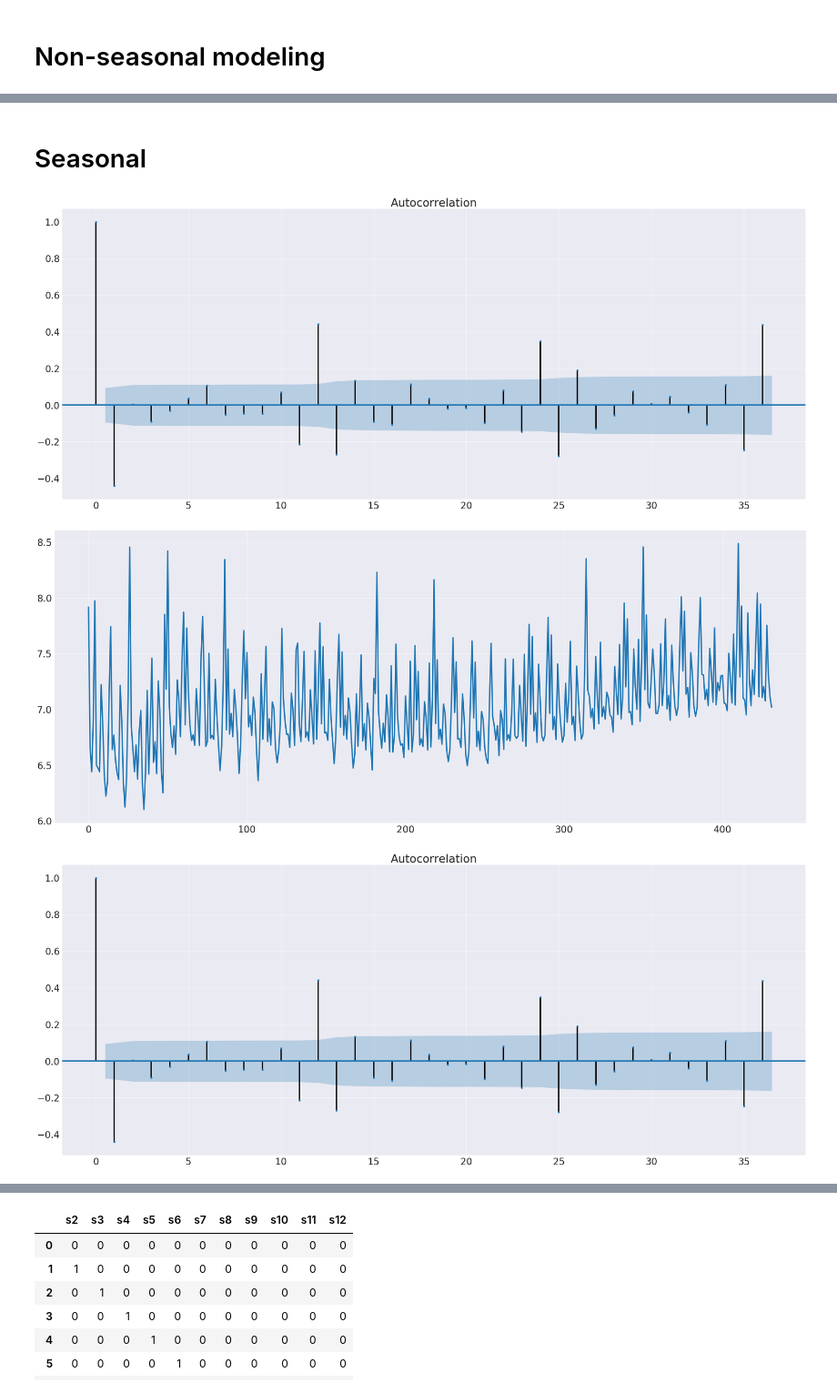
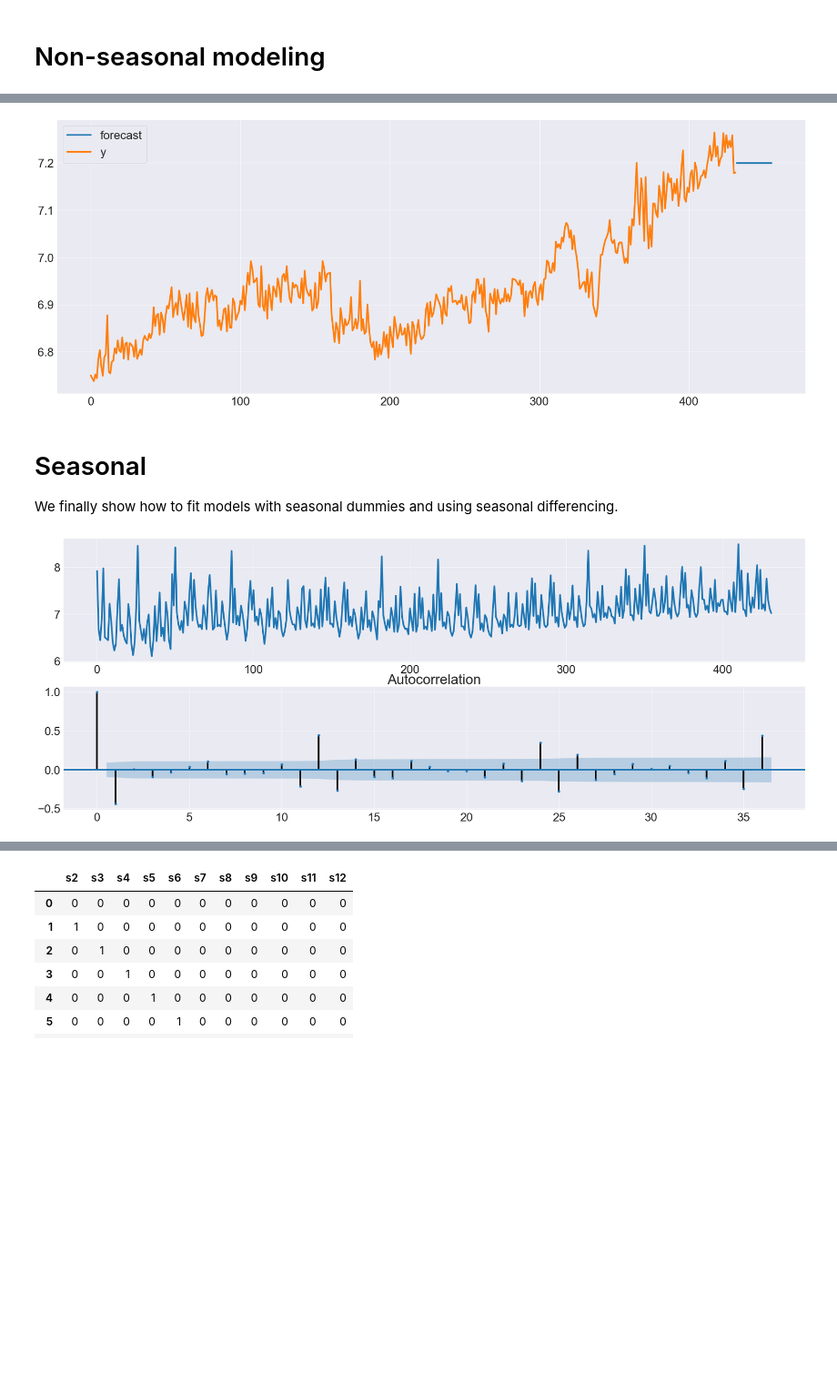
Before and after one commit to bashtage/AFE2020, a Jupyter notebook: SARIMA Modeling.ipynb, the cells around one changed output, grey strips where cells are left out. Shown at 91% size. Drawn from its saved outputs; the diff is of its cells as text; code cells hidden in the pictures; blank space fills up the shorter version.

```diff
--- a/SARIMA Modeling.ipynb
+++ b/SARIMA Modeling.ipynb
@@ -37,7 +37,7 @@ from scipy import stats
 import seaborn as sns
 sns.set_style("darkgrid")
 # These values are optimized for full-screen on a high-resolution monitor
-plt.rc("figure", figsize=(40,16))
+plt.rc("figure", figsize=(32,12))
 plt.rc("font", size=28)
 plt.rc("lines", linewidth=4)
 # %% [markdown]
@@ -140,12 +197,17 @@ plot_forecast(y, res.forecast(24))
-# %% [markdown]
-# Seasonal
+# %%
+plot_forecast(y, arima_011_nc.forecast(24))
+# %% [output]
+[figure, added]
+# %% [markdown]
+# Seasonal
+
+We finally show how to fit models with seasonal dummies and using seasonal differencing.
 # %%
 y = np.log(data["M25698"])
-y.plot()
+fig, axes = plt.subplots(2, 1)
+y.plot(ax=axes[0])
 from statsmodels.graphics.tsaplots import plot_acf
 from statsmodels.tsa.stattools import acf
-plot_acf(y.diff().dropna(), lags=36)
+_ = plot_acf(y.diff().dropna(), lags=36, ax=axes[1])
 # %% [output]
-[figure, old version]
+[figure, new version]
-[figure, removed]
-[figure, removed]
```
Also changed, not shown: parts of 28 cells of this notebook.
